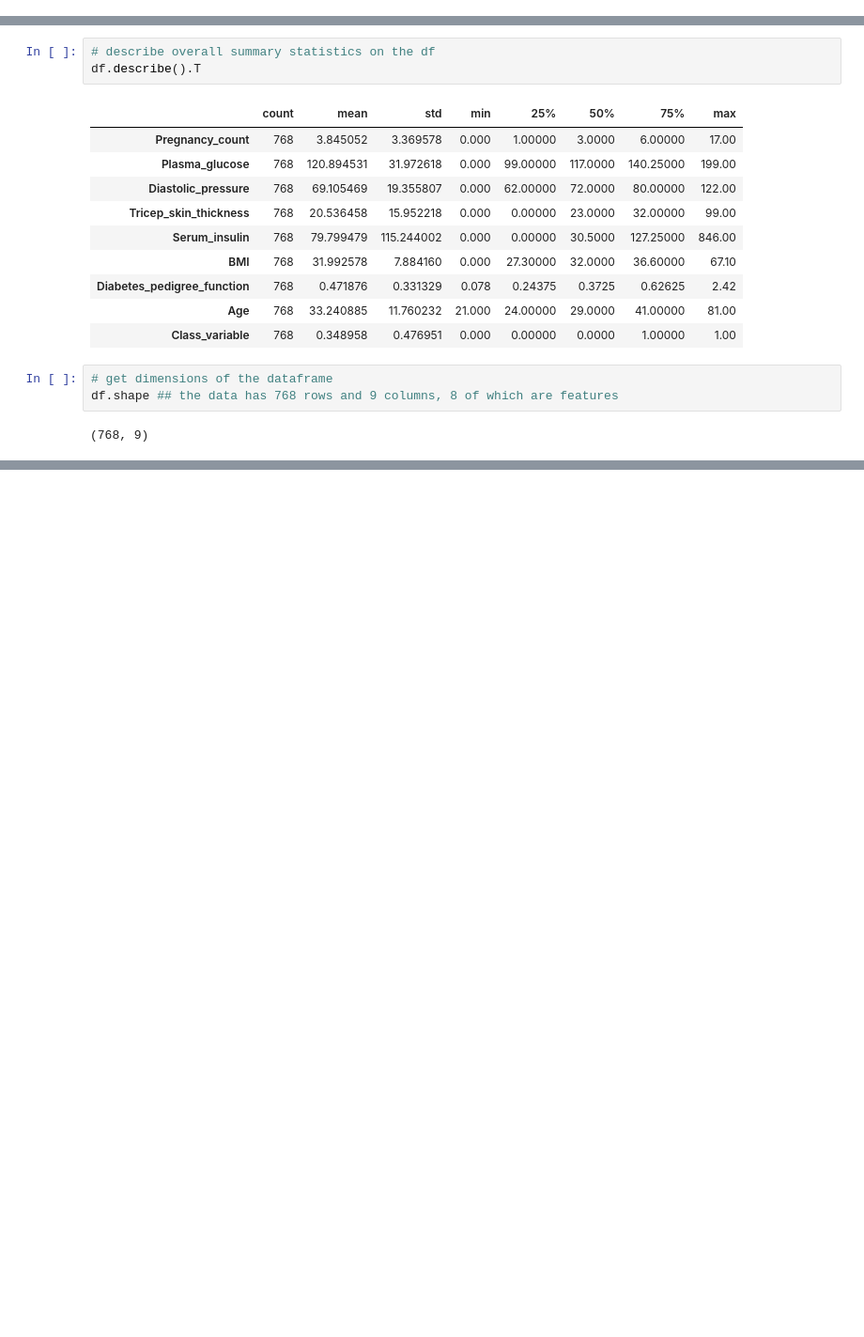
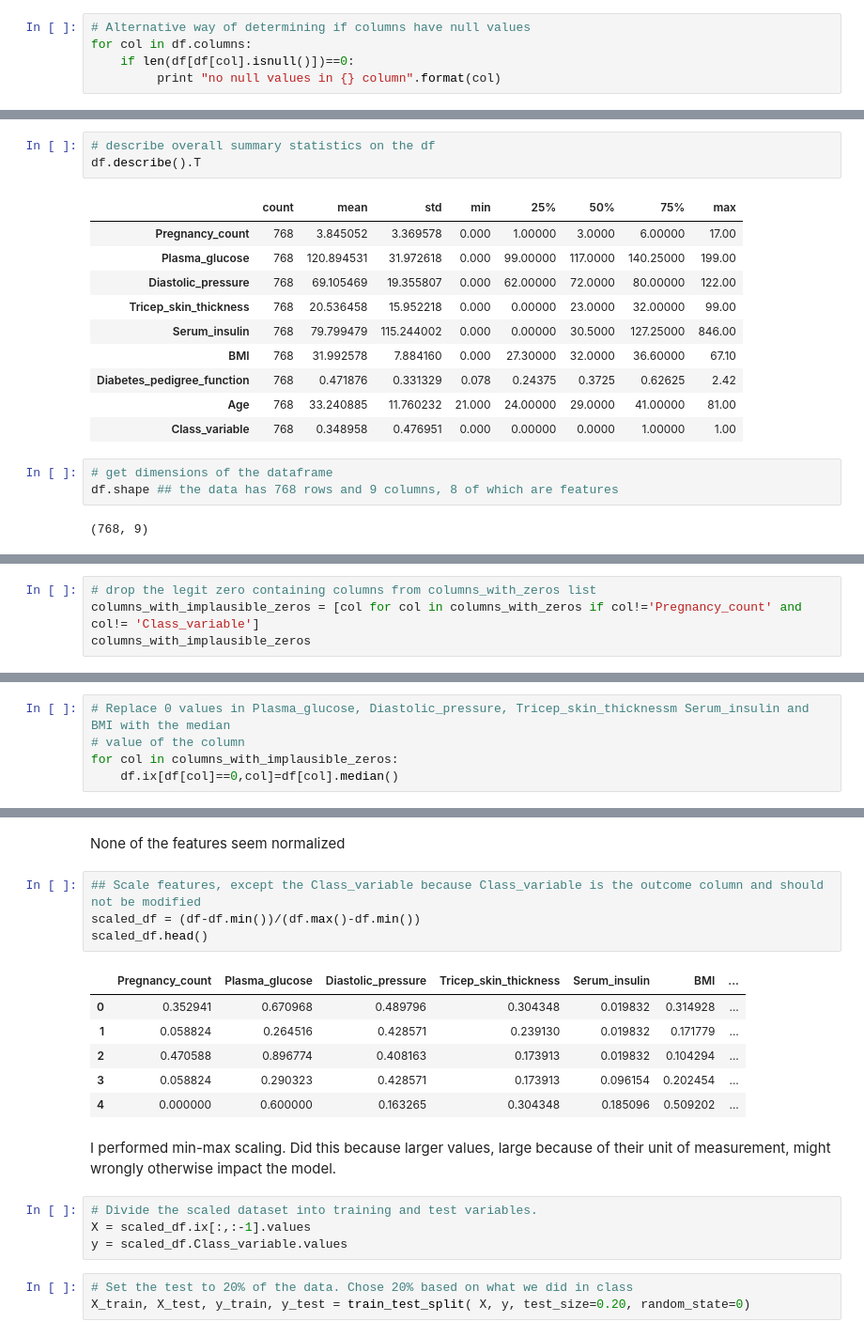
Before and after one commit to poonamrath/DAT_SF_18, a Jupyter notebook: homework_notebooks/Homework # 3.ipynb, the cells around one changed output, grey strips where cells are left out. Shown at 94% size. Drawn from its saved outputs; the diff is of its cells as text; blank space fills up the shorter version.

```diff
--- a/homework_notebooks/Homework # 3.ipynb
+++ b/homework_notebooks/Homework # 3.ipynb
@@ -67,0 +78,5 @@ memory usage: 60.0 KB
+# %%
+# Alternative way of determining if columns have null values
+for col in df.columns:
+    if len(df[df[col].isnull()])==0:
+         print "no null values in {} column".format(col)
@@ -109,0 +169,4 @@ df[df.Class_variable.isnull()]
+# %%
+# drop the legit zero containing columns from columns_with_zeros list
+columns_with_implausible_zeros = [col for col in columns_with_zeros if col!='Pregnancy_count' and col!= 'Class_variable']
+columns_with_implausible_zeros
@@ -109,0 +179,5 @@ df[df.Class_variable.isnull()]
+# %%
+# Replace 0 values in Plasma_glucose, Diastolic_pressure, Tricep_skin_thicknessm Serum_insulin and BMI with the median
+# value of the column
+for col in columns_with_implausible_zeros:
+    df.ix[df[col]==0,col]=df[col].median()
@@ -109,0 +202,22 @@ df[df.Class_variable.isnull()]
+# %% [markdown]
+None of the features seem normalized
+# %%
+## Scale features, except the Class_variable because Class_variable is the outcome column and should not be modified
+scaled_df = (df-df.min())/(df.max()-df.min())
+scaled_df.head()
+# %% [output]
+|  | Pregnancy_count | Plasma_glucose | Diastolic_pressure | Tricep_skin_thickness | Serum_insulin | BMI | ... |
+| 0 | 0.352941 | 0.670968 | 0.489796 | 0.304348 | 0.019832 | 0.314928 | ... |
+| 1 | 0.058824 | 0.264516 | 0.428571 | 0.239130 | 0.019832 | 0.171779 | ... |
+| 2 | 0.470588 | 0.896774 | 0.408163 | 0.173913 | 0.019832 | 0.104294 | ... |
+| 3 | 0.058824 | 0.290323 | 0.428571 | 0.173913 | 0.096154 | 0.202454 | ... |
+| 4 | 0.000000 | 0.600000 | 0.163265 | 0.304348 | 0.185096 | 0.509202 | ... |
+# %% [markdown]
+I performed min-max scaling. Did this because larger values, large because of their unit of measurement, might wrongly otherwise impact the model.
+# %%
+# Divide the scaled dataset into training and test variables.
+X = scaled_df.ix[:,:-1].values
+y = scaled_df.Class_variable.values
+# %%
+# Set the test to 20% of the data. Chose 20% based on what we did in class
+X_train, X_test, y_train, y_test = train_test_split( X, y, test_size=0.20, random_state=0)
```
Also changed, not shown: parts of 40 cells of this notebook.
